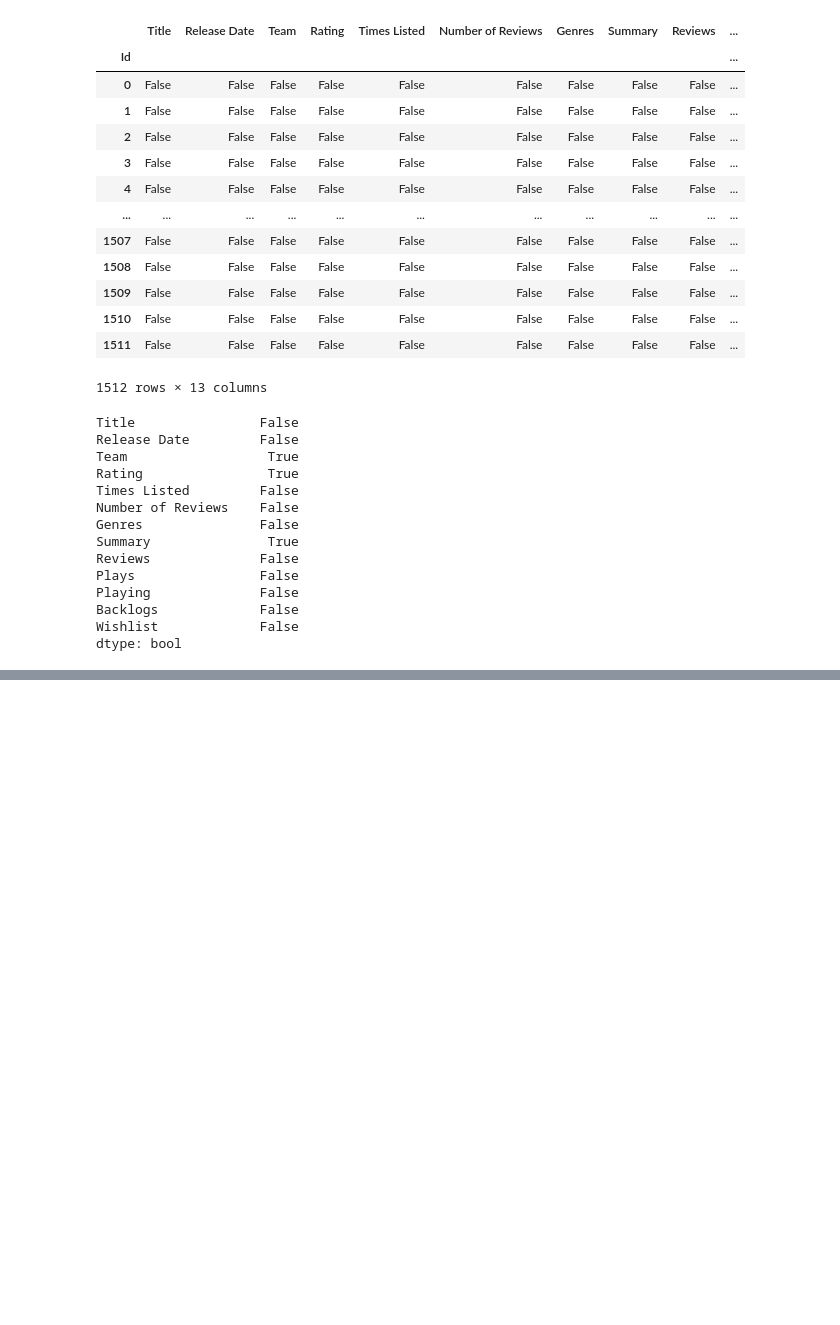
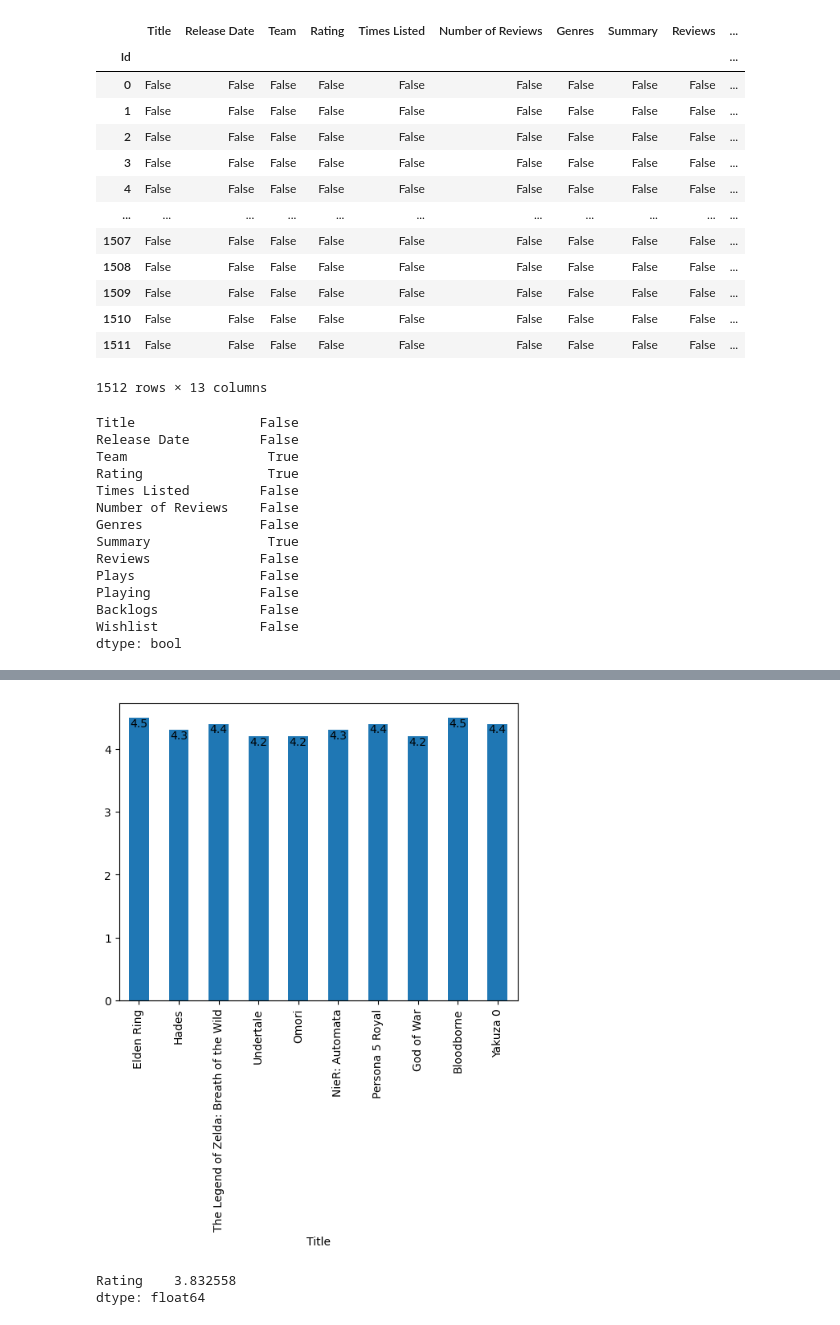
Before and after one commit to germanseiya/Python-2026, a Jupyter notebook: Jupyter/04-pandas.ipynb, the cells around one changed output, grey strips where cells are left out. Cells and saved outputs as stored; diff of their text form; code cells hidden in the pictures; blank space fills up the shorter version.

```diff
--- a/Jupyter/04-pandas.ipynb
+++ b/Jupyter/04-pandas.ipynb
@@ -117,0 +181,10 @@ datos_sin_nulos
+# %%
+graficoRPG = nombresRPG.head(10)
+graficoRPG.set_index('Title', inplace=True)
+graph = graficoRPG['Rating'].plot(kind='bar')
+for i, Rating in enumerate(graficoRPG['Rating']):
+    graph.annotate(str(Rating), xy=(i, Rating), ha='center', va='top')
+
+plt.show()
+# %% [output]
+[figure, added]
@@ -117,0 +194,5 @@ datos_sin_nulos
+# %%
+promRPG
+# %% [output]
+Rating    3.832558
+dtype: float64
```
Also changed, not shown: parts of 10 cells of this notebook.
